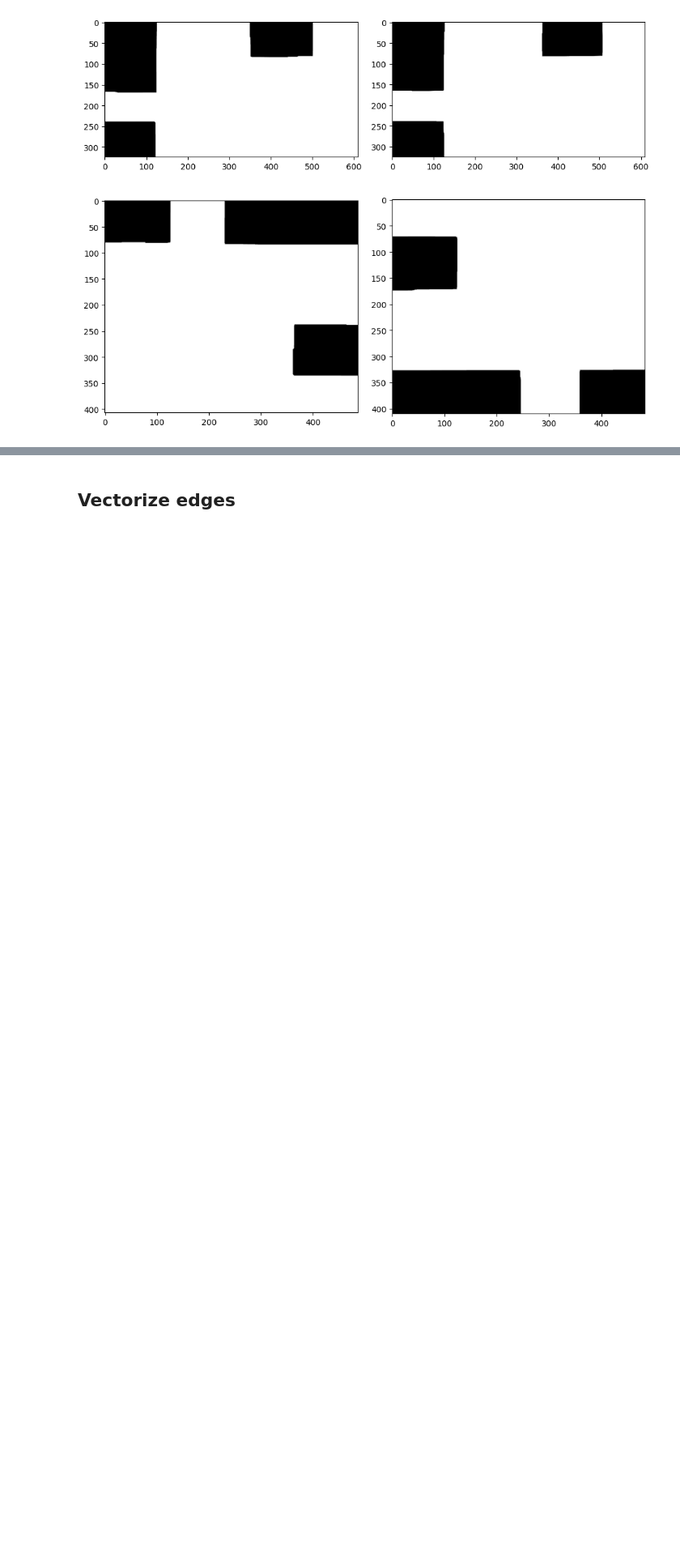
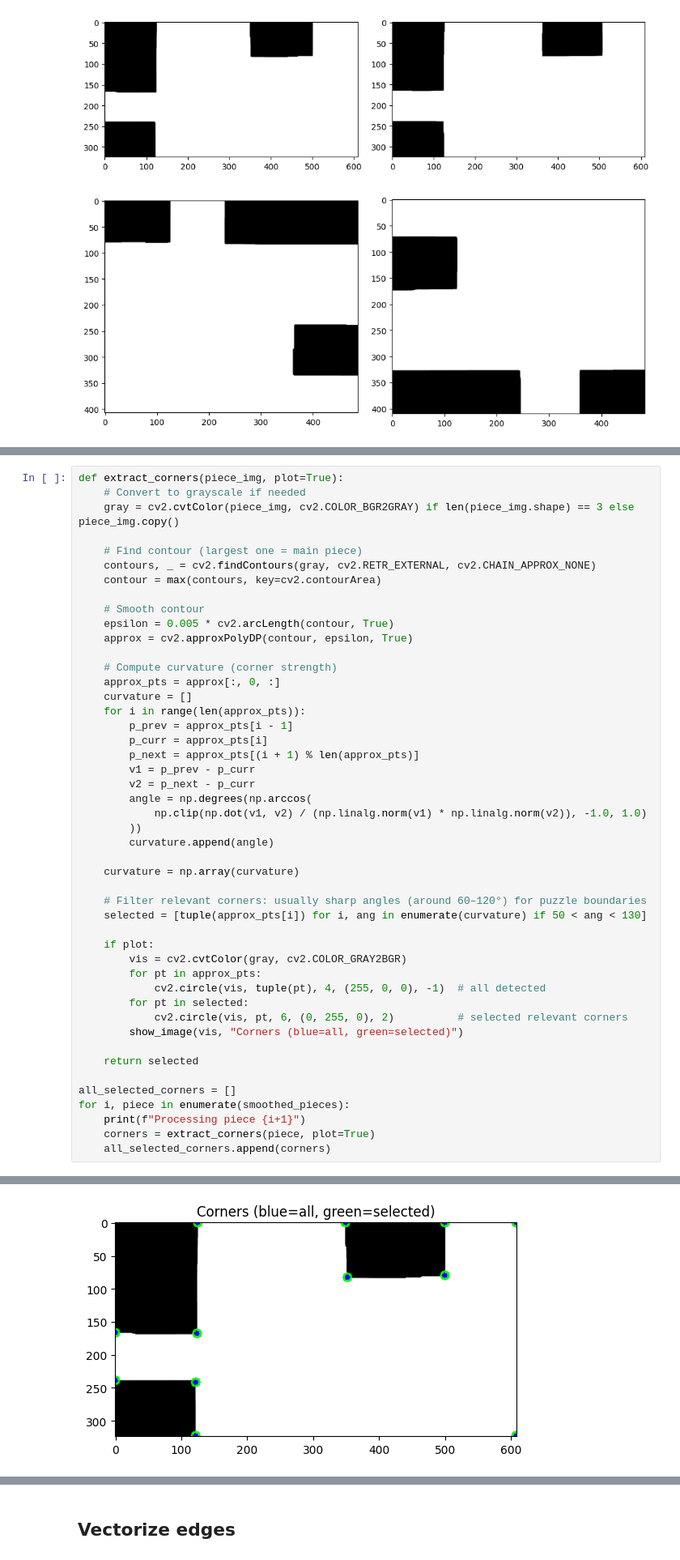
Before and after one commit to Mcapozzolo/PuzzleSimulator, a Jupyter notebook: image_processing/poc_opencv_01.ipynb, the cells around one changed output, grey strips where cells are left out. Shown at 81% size. Saved outputs shown, nothing was run; the diff lists cells and outputs as text; blank space fills up the shorter version.

Commit message:
Add corner detection back

```diff
--- a/image_processing/poc_opencv_01.ipynb
+++ b/image_processing/poc_opencv_01.ipynb
@@ -144,0 +147,48 @@ show_images(smoothed_pieces, max_cols=2)
+# %%
+def extract_corners(piece_img, plot=True):
+    # Convert to grayscale if needed
+    gray = cv2.cvtColor(piece_img, cv2.COLOR_BGR2GRAY) if len(piece_img.shape) == 3 else piece_img.copy()
+
+    # Find contour (largest one = main piece)
+    contours, _ = cv2.findContours(gray, cv2.RETR_EXTERNAL, cv2.CHAIN_APPROX_NONE)
+    contour = max(contours, key=cv2.contourArea)
+
+    # Smooth contour
+    epsilon = 0.005 * cv2.arcLength(contour, True)
+    approx = cv2.approxPolyDP(contour, epsilon, True)
+
+    # Compute curvature (corner strength)
+    approx_pts = approx[:, 0, :]
+    curvature = []
+    for i in range(len(approx_pts)):
+        p_prev = approx_pts[i - 1]
+        p_curr = approx_pts[i]
+        p_next = approx_pts[(i + 1) % len(approx_pts)]
+        v1 = p_prev - p_curr
+        v2 = p_next - p_curr
+        angle = np.degrees(np.arccos(
+            np.clip(np.dot(v1, v2) / (np.linalg.norm(v1) * np.linalg.norm(v2)), -1.0, 1.0)
+        ))
+        curvature.append(angle)
+
+    curvature = np.array(curvature)
+
+    # Filter relevant corners: usually sharp angles (around 60–120°) for puzzle boundaries
+    selected = [tuple(approx_pts[i]) for i, ang in enumerate(curvature) if 50 < ang < 130]
+
+    if plot:
+        vis = cv2.cvtColor(gray, cv2.COLOR_GRAY2BGR)
+        for pt in approx_pts:
+            cv2.circle(vis, tuple(pt), 4, (255, 0, 0), -1)  # all detected
+        for pt in selected:
+            cv2.circle(vis, pt, 6, (0, 255, 0), 2)          # selected relevant corners
+        show_image(vis, "Corners (blue=all, green=selected)")
+
+    return selected
+
+all_selected_corners = []
+for i, piece in enumerate(smoothed_pieces):
+    print(f"Processing piece {i+1}")
+    corners = extract_corners(piece, plot=True)
+    all_selected_corners.append(corners)
+# %% [output]
@@ -144,0 +196 @@ show_images(smoothed_pieces, max_cols=2)
+[figure, added]
```
Also changed, not shown: parts of 2 cells of this notebook.
